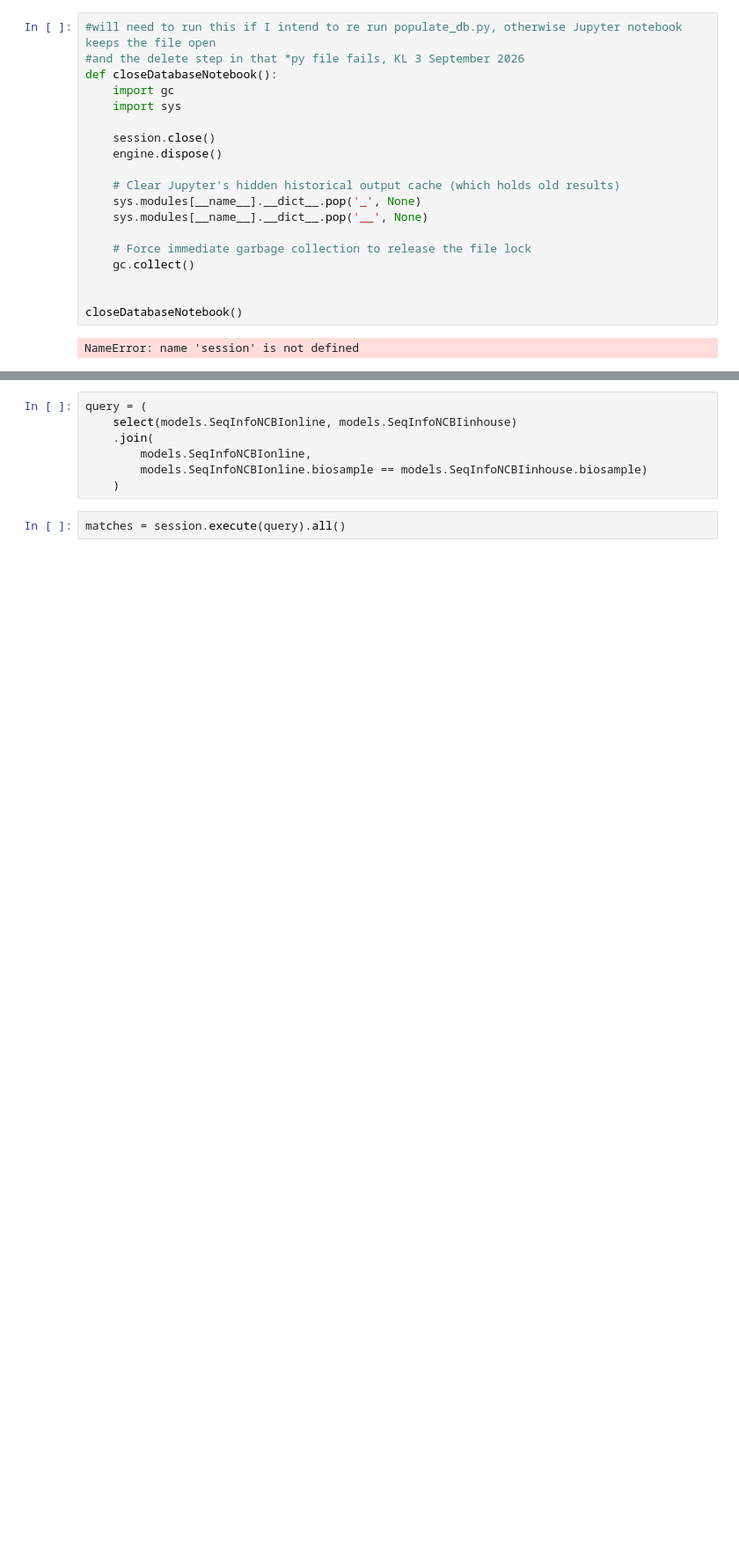
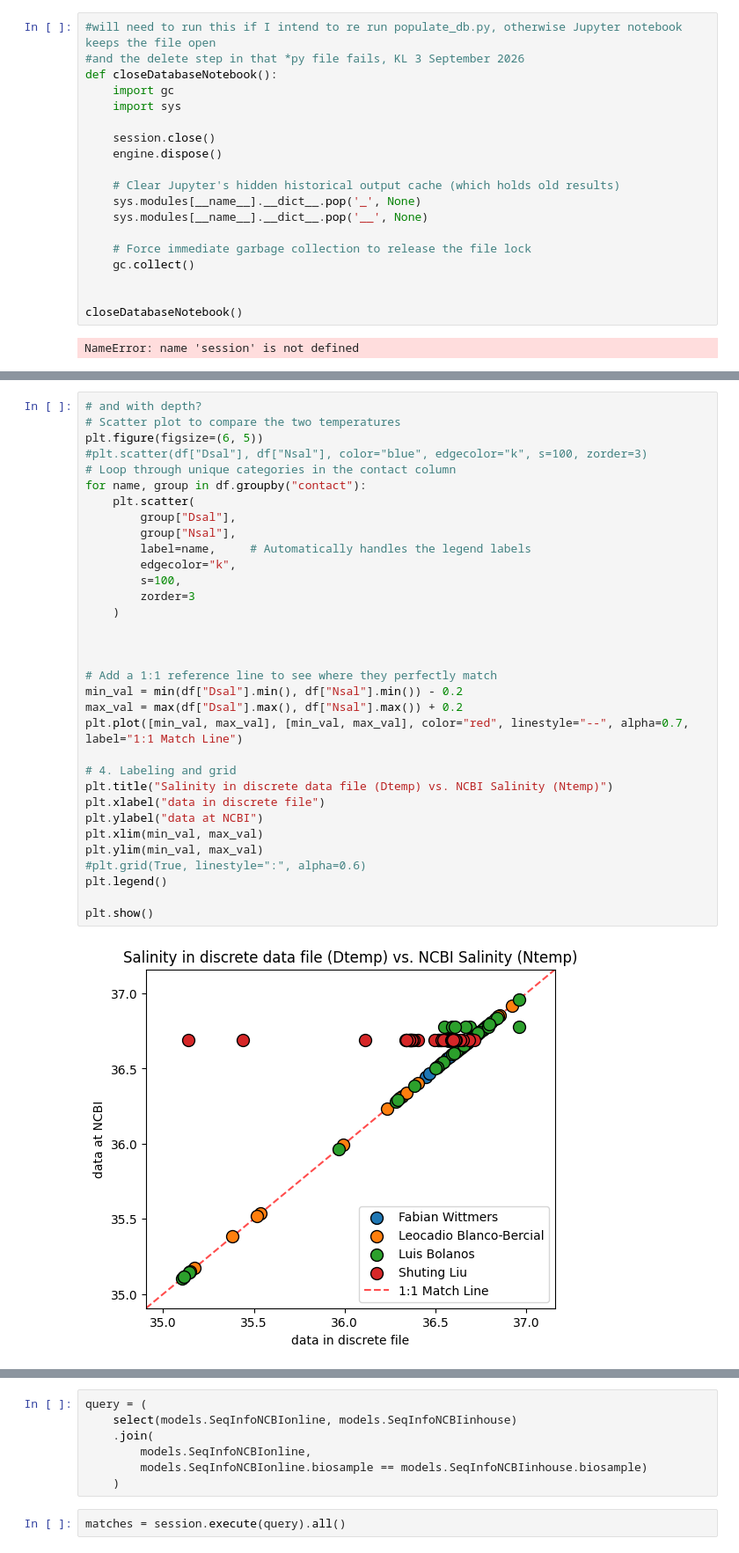
Before and after one commit to BIOS-SCOPE/SargassoDB, a Jupyter notebook: working.ipynb, the cells around one changed output, grey strips where cells are left out. Shown at 88% size. Drawn from its saved outputs; the diff is of its cells as text; blank space fills up the shorter version.

```diff
--- a/working.ipynb
+++ b/working.ipynb
@@ -68,0 +308,35 @@ session = Session()
+# %%
+# and with depth?
+# Scatter plot to compare the two temperatures
+plt.figure(figsize=(6, 5))
+#plt.scatter(df["Dsal"], df["Nsal"], color="blue", edgecolor="k", s=100, zorder=3)
+# Loop through unique categories in the contact column
+for name, group in df.groupby("contact"):
+    plt.scatter(
+        group["Dsal"],
+        group["Nsal"],
+        label=name,     # Automatically handles the legend labels
+        edgecolor="k",
+        s=100,
+        zorder=3
+    )
+
+
+
+# Add a 1:1 reference line to see where they perfectly match
+min_val = min(df["Dsal"].min(), df["Nsal"].min()) - 0.2
+max_val = max(df["Dsal"].max(), df["Nsal"].max()) + 0.2
+plt.plot([min_val, max_val], [min_val, max_val], color="red", linestyle="--", alpha=0.7, label="1:1 Match Line")
+
+# 4. Labeling and grid
+plt.title("Salinity in discrete data file (Dtemp) vs. NCBI Salinity (Ntemp)")
+plt.xlabel("data in discrete file")
+plt.ylabel("data at NCBI")
+plt.xlim(min_val, max_val)
+plt.ylim(min_val, max_val)
+#plt.grid(True, linestyle=":", alpha=0.6)
+plt.legend()
+
+plt.show()
+# %% [output]
+[figure, added]
```
Also changed, not shown: parts of 73 cells of this notebook, 6 other files.
